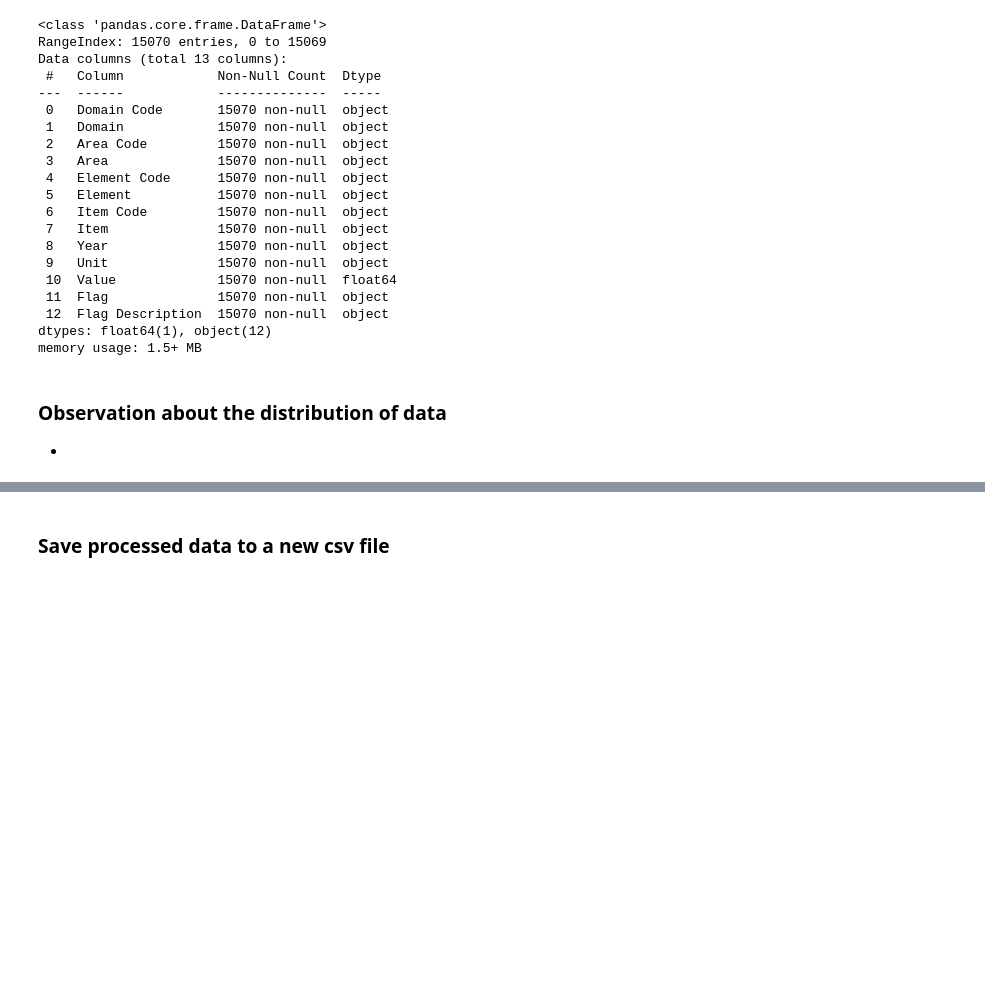
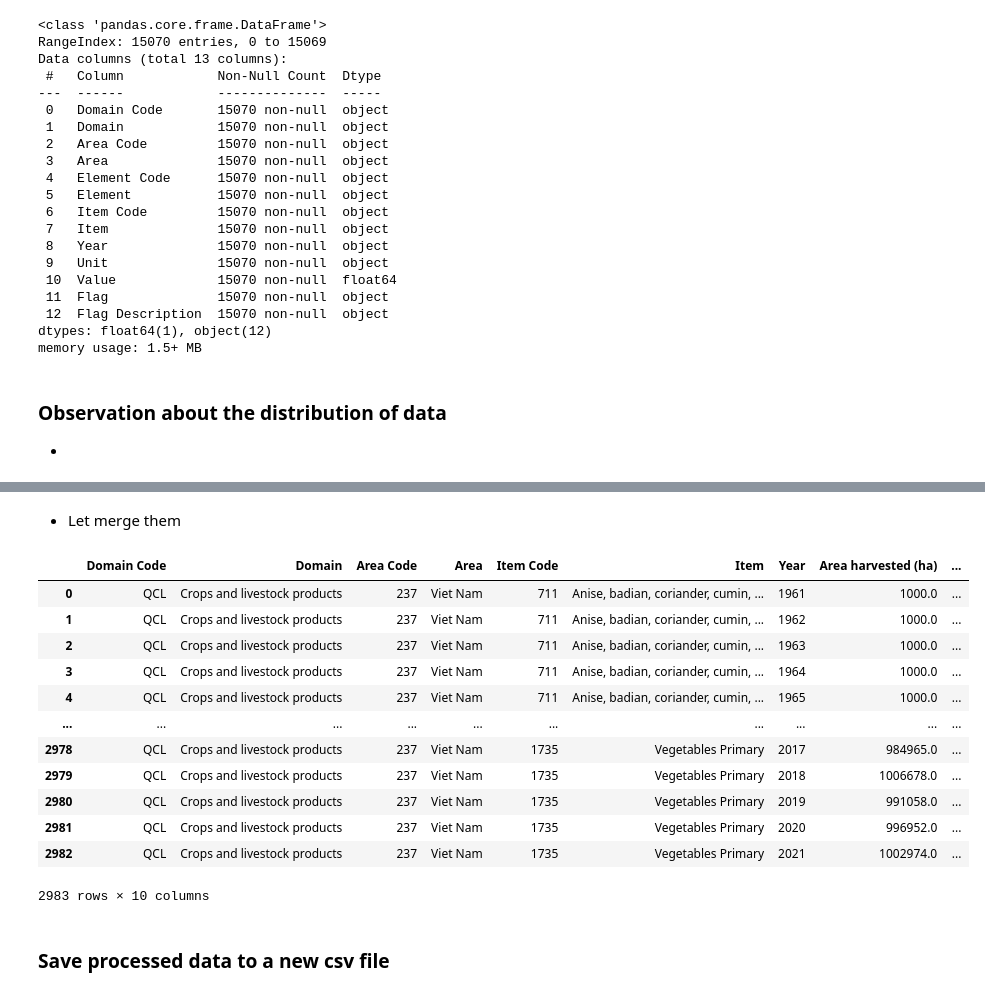
Before and after one commit to DunQua/-Intro2DS-Final-Seminar, a Jupyter notebook: source_code/02_preprocess_data.ipynb, the cells around one changed output, grey strips where cells are left out. Saved outputs shown, nothing was run; the diff lists cells and outputs as text; code cells hidden in the pictures; blank space fills up the shorter version.

```diff
--- a/source_code/02_preprocess_data.ipynb
+++ b/source_code/02_preprocess_data.ipynb
@@ -212,0 +232,8 @@ memory usage: 1.5+ MB
+# %%
+area_harvest_df = raw_df[raw_df['Element'] == 'Area harvested']
+yield_df = raw_df[raw_df['Element'] == 'Yield']
+production_df = raw_df[raw_df['Element'] == 'Production']
+
+display(area_harvest_df.head(3))
+display(yield_df.head(3))
+display(production_df.head(3))
@@ -212,0 +255,12 @@ memory usage: 1.5+ MB
+# %%
+element = area_harvest_df['Element'].values[0]
+unit = area_harvest_df['Unit'].values[0]
+area_harvest_df = area_harvest_df.rename(columns={'Value' : f"{element} ({unit})"})
+
+element = yield_df['Element'].values[0]
+unit = yield_df['Unit'].values[0]
+yield_df = yield_df.rename(columns={'Value' : f"{element} ({unit})"})
+
+element = production_df['Element'].values[0]
+unit = production_df['Unit'].values[0]
+production_df = production_df.rename(columns={'Value' : f"{element} ({unit})"})
@@ -212,0 +288,6 @@ memory usage: 1.5+ MB
+# %%
+area_harvest_df = area_harvest_df.drop(columns=['Element', 'Element Code', 'Unit', 'Flag', 'Flag Description'])
+
+yield_df = yield_df.drop(columns=['Element', 'Element Code', 'Unit', 'Flag', 'Flag Description'])
+
+production_df = production_df.drop(columns=['Element', 'Element Code', 'Unit', 'Flag', 'Flag Description'])
@@ -213,3 +312,23 @@ memory usage: 1.5+ MB
+# %% [markdown]
+-   Let merge them
+# %%
+raw_df = pd.merge(area_harvest_df, yield_df, on=['Year', 'Item Code', 'Area', 'Area Code', 'Domain', 'Domain Code', 'Item'])
+raw_df = pd.merge(raw_df, production_df, on=['Year', 'Item Code', 'Area', 'Area Code', 'Domain', 'Domain Code', 'Item'])
+raw_df
+# %% [output]
+|  | Domain Code | Domain | Area Code | Area | Item Code | Item | Year | Area harvested (ha) | ... |
+| 0 | QCL | Crops and livestock products | 237 | Viet Nam | 711 | Anise, badian, coriander, cumin, ... | 1961 | 1000.0 | ... |
+| 1 | QCL | Crops and livestock products | 237 | Viet Nam | 711 | Anise, badian, coriander, cumin, ... | 1962 | 1000.0 | ... |
+| 2 | QCL | Crops and livestock products | 237 | Viet Nam | 711 | Anise, badian, coriander, cumin, ... | 1963 | 1000.0 | ... |
+| 3 | QCL | Crops and livestock products | 237 | Viet Nam | 711 | Anise, badian, coriander, cumin, ... | 1964 | 1000.0 | ... |
+| 4 | QCL | Crops and livestock products | 237 | Viet Nam | 711 | Anise, badian, coriander, cumin, ... | 1965 | 1000.0 | ... |
+| ... | ... | ... | ... | ... | ... | ... | ... | ... | ... |
+| 2978 | QCL | Crops and livestock products | 237 | Viet Nam | 1735 | Vegetables Primary | 2017 | 984965.0 | ... |
+| 2979 | QCL | Crops and livestock products | 237 | Viet Nam | 1735 | Vegetables Primary | 2018 | 1006678.0 | ... |
+| 2980 | QCL | Crops and livestock products | 237 | Viet Nam | 1735 | Vegetables Primary | 2019 | 991058.0 | ... |
+| 2981 | QCL | Crops and livestock products | 237 | Viet Nam | 1735 | Vegetables Primary | 2020 | 996952.0 | ... |
+| 2982 | QCL | Crops and livestock products | 237 | Viet Nam | 1735 | Vegetables Primary | 2021 | 1002974.0 | ... |
+2983 rows × 10 columns
 # %% [markdown]
 ### Save processed data to a new csv file
 # %%
```
Also changed, not shown: parts of 9 cells of this notebook, 10 other files.
